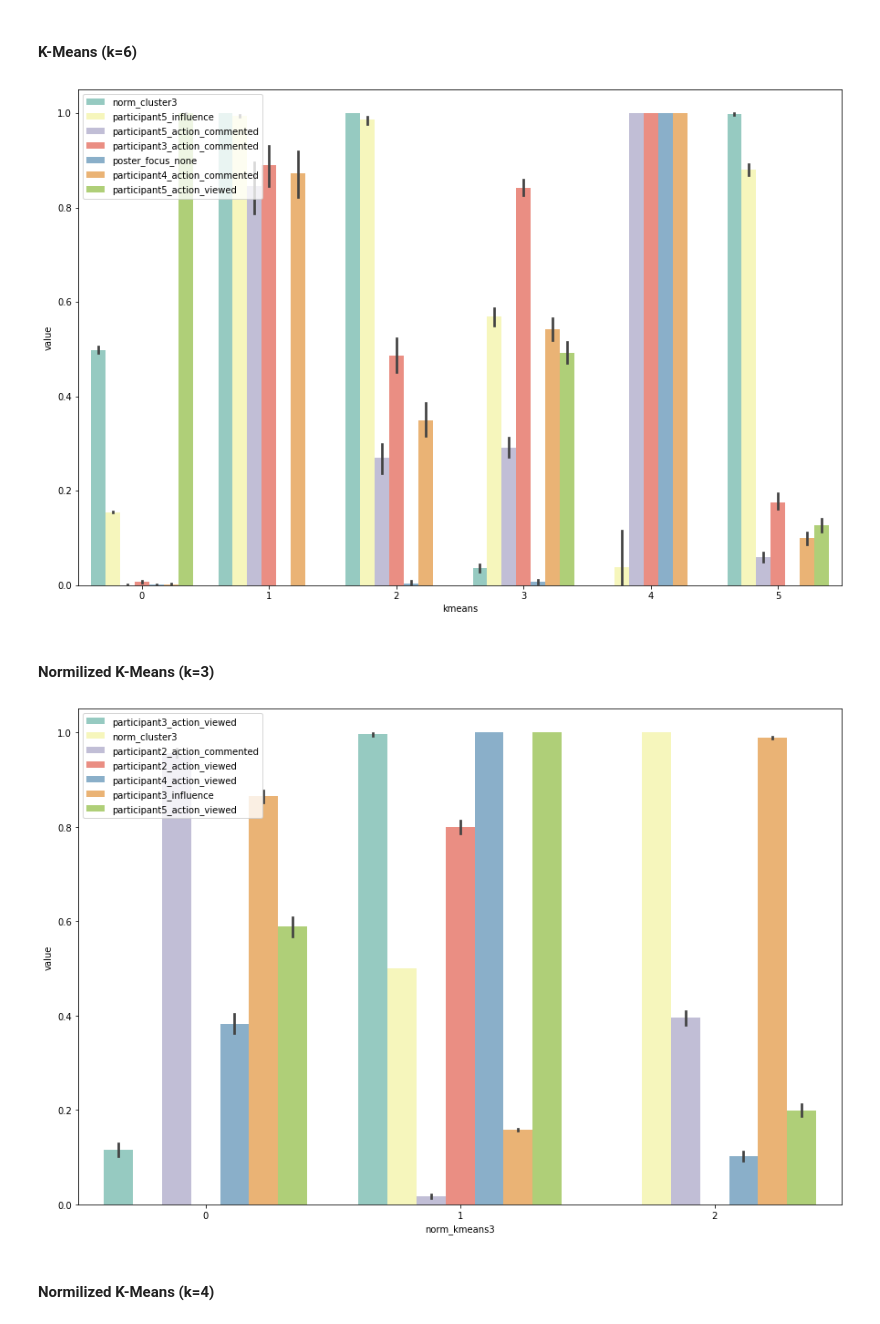
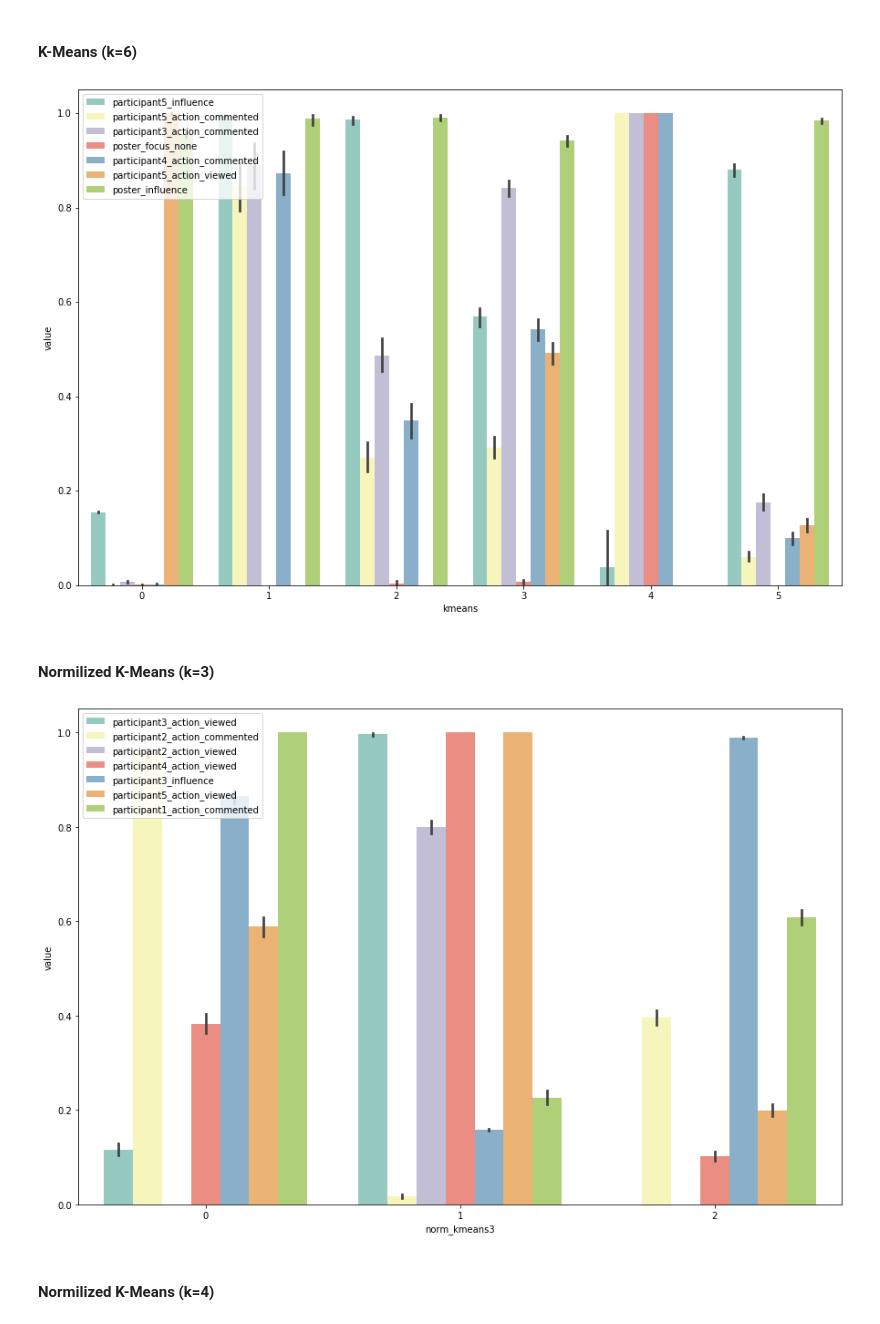
Before and after one commit to dmkirichen/unsup-news-relevancy, a Jupyter notebook: unsupervised_1hot.ipynb, the cells around one changed output. Drawn from its saved outputs; the diff is of its cells as text; code cells hidden in the pictures.

Commit message:
fixed plots for interpretations

```diff
--- a/unsupervised_1hot.ipynb
+++ b/unsupervised_1hot.ipynb
@@ -423,8 +423,8 @@ from sklearn.preprocessing import MinMaxScaler
 #### K-Means (k=6)
 # %%
 scaler = MinMaxScaler()
-scaled_df = pd.DataFrame(scaler.fit_transform(final_enc_df))
-scaled_df.columns = final_enc_df.columns
+scaled_df = pd.DataFrame(scaler.fit_transform(train_enc_df))
+scaled_df.columns = train_enc_df.columns
 scaled_df['kmeans'] = kmeans.labels_
 
 df_mean = scaled_df.groupby('kmeans').mean().reset_index()
@@ -441,30 +441,30 @@ sns.barplot(x='kmeans', y='value', hue='variable', data=tidy, palette='Set3')
 plt.legend(loc='upper left')
 plt.savefig("kmeans_results.jpg", dpi=300)
 # %% [output]
-[figure, old version]
+[figure, new version]
 # %% [markdown]
 #### Normilized K-Means (k=3)
 # %%
 scaler = MinMaxScaler()
-scaled_df = pd.DataFrame(scaler.fit_transform(final_enc_df))
-scaled_df.columns = final_enc_df.columns
+scaled_df = pd.DataFrame(scaler.fit_transform(train_enc_df))
+scaled_df.columns = train_enc_df.columns
 scaled_df['norm_kmeans3'] = norm_kmeans3.labels_
 
 df_mean = scaled_df.groupby('norm_kmeans3').mean().reset_index()
 
 results = pd.DataFrame(columns=['var', 'std'])
 for column in df_mean.columns[1:]:
     results.loc[len(results), :] = [column, np.std(df_mean[column])]
 selected_columns = list(results.sort_values('std', ascending=False).head(7)['var'].values) + ['norm_kmeans3']
 
 # Plot data.
 tidy = scaled_df[selected_columns].melt(id_vars='norm_kmeans3')
 fig, ax = plt.subplots(figsize=(15, 10))
 sns.barplot(x='norm_kmeans3', y='value', hue='variable', data=tidy, palette='Set3')
 plt.legend(loc='upper left')
 plt.savefig("norm_kmeans3_results.jpg", dpi=300)
 # %% [output]
-[figure, old version]
+[figure, new version]
 # %% [markdown]
 #### Normilized K-Means (k=4)
 # %%
```
Also changed, not shown: parts of 4 cells of this notebook, 6 other files.
